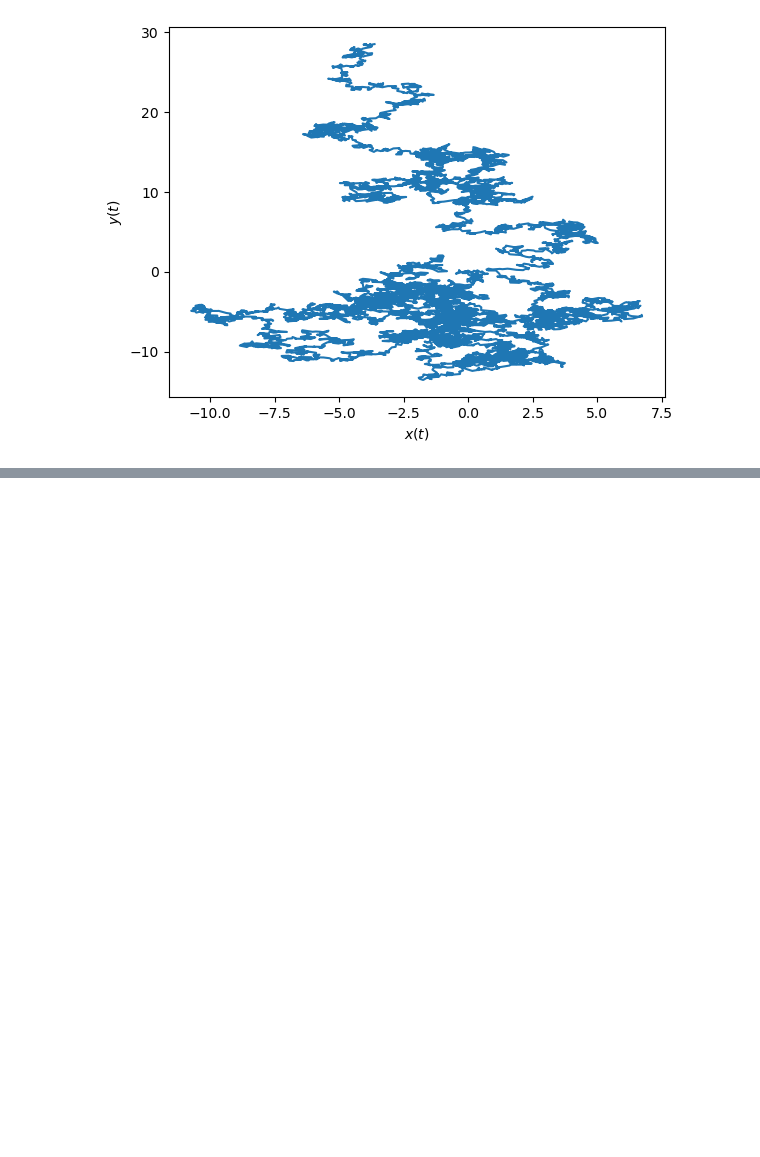
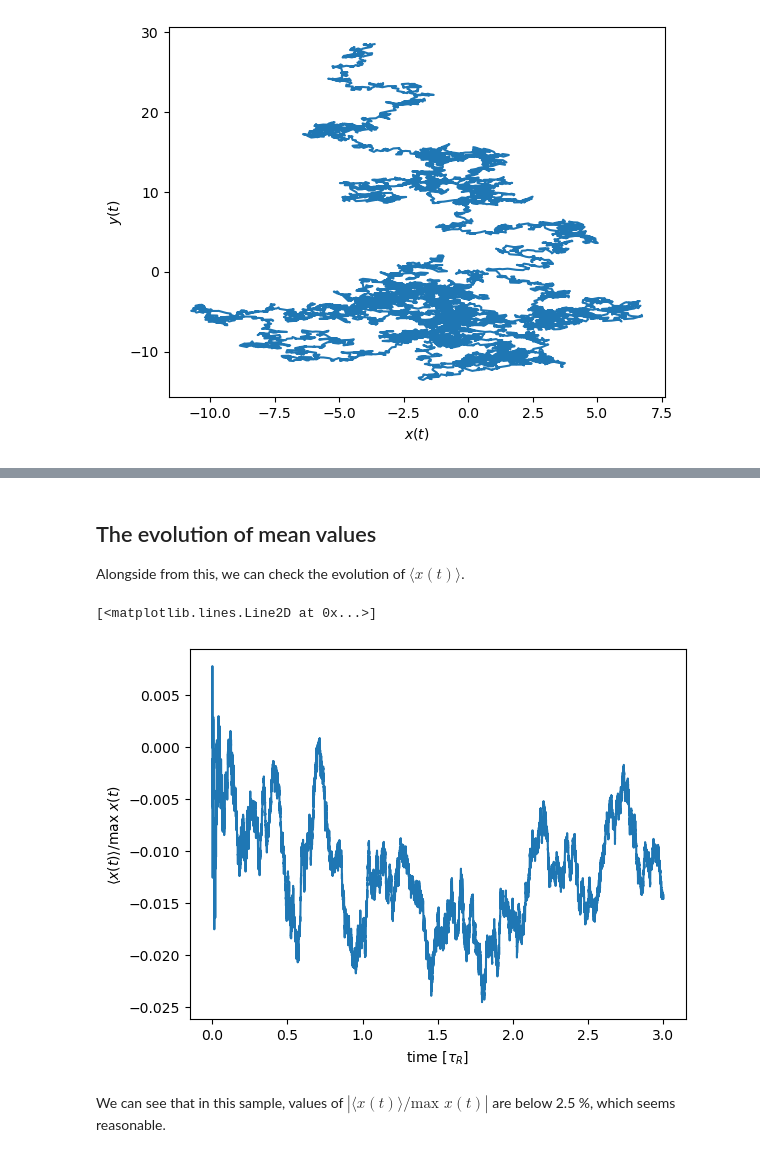
Before and after one commit to Ben-Janda/Molecular-Motor, a Jupyter notebook: 01_Intro.ipynb, the cells around one changed output, grey strips where cells are left out. Cells and saved outputs as stored; diff of their text form; code cells hidden in the pictures; blank space fills up the shorter version.

```diff
--- a/01_Intro.ipynb
+++ b/01_Intro.ipynb
@@ -45,0 +112,21 @@ ax.plot(x,y)
+# %% [markdown]
+## The evolution of mean values
+
+Alongside from this, we can check the evolution of $\langle x(t)\rangle$.
+# %%
+avg = np.empty_like(cfg.t_array)
+avg[0] = 0
+
+for i in range(1,len(avg)):
+    avg[i] = np.mean(data[:,i])/np.max(data[:,i])
+
+t = np.array([a*cfg.t_max/(len(avg)-1) for a in range(len(avg))])
+
+fig, ax = plt.subplots(1,1)
+ax.set(xlabel=r"time [$\tau_R$]", ylabel=r"$\langle x(t)\rangle$/max $x(t)$")
+ax.plot(t, avg)
+# %% [output]
+[<matplotlib.lines.Line2D at 0x...>]
+[figure, added]
+# %% [markdown]
+We can see that in this sample, values of $|\langle x(t) \rangle / \text{max } x(t)|$ are below 2.5 %, which seems reasonable.
```
Also changed, not shown: parts of 3 cells of this notebook.
